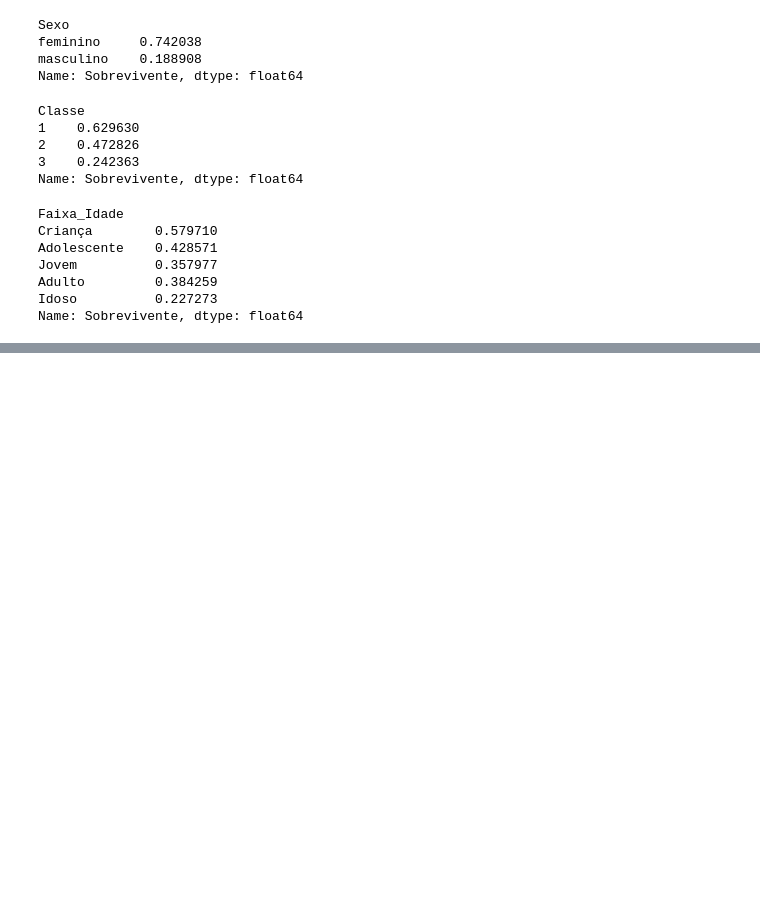
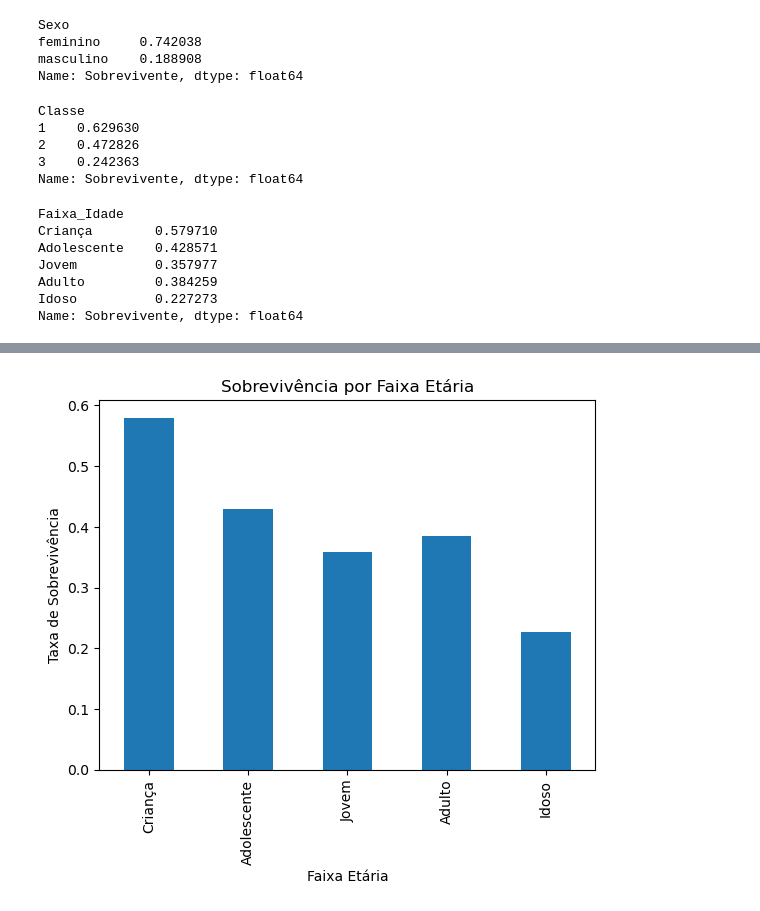
Before and after one commit to gustavoperoni/analise-titanic, a Jupyter notebook: Análise de Dados Titanic.ipynb, the cells around one changed output, grey strips where cells are left out. Drawn from its saved outputs; the diff is of its cells as text; code cells hidden in the pictures; blank space fills up the shorter version.

```diff
--- a/Análise de Dados Titanic.ipynb
+++ b/Análise de Dados Titanic.ipynb
@@ -168,0 +191,11 @@ Name: Sobrevivente, dtype: float64
+# %%
+# Sobrevivência por faixa etária
+titanic.groupby('Faixa_Idade', observed=True)['Sobrevivente'].mean().plot(kind='bar')
+
+plt.title('Sobrevivência por Faixa Etária')
+plt.ylabel('Taxa de Sobrevivência')
+plt.xlabel('Faixa Etária')
+
+plt.show()
+# %% [output]
+[figure, added]
```
Also changed, not shown: parts of 6 cells of this notebook.
